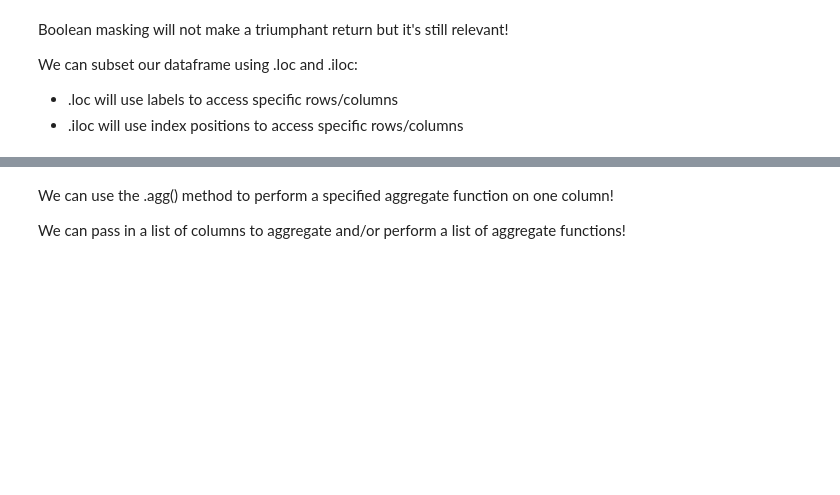
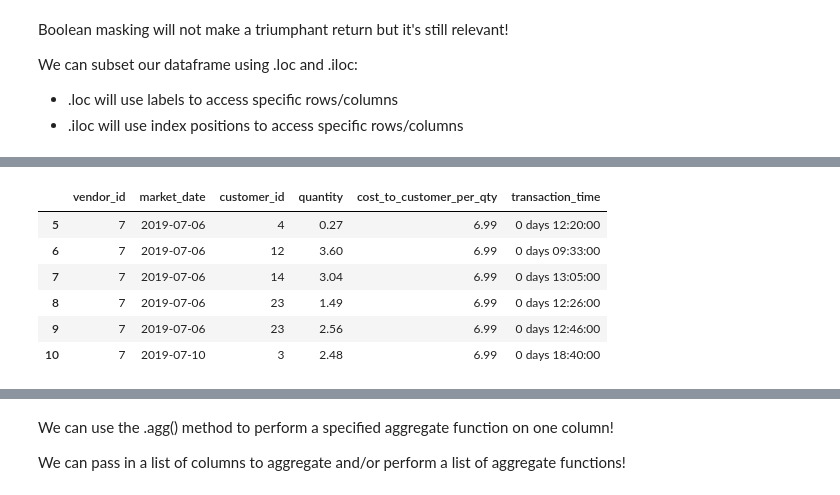
Before and after one commit to eelysee/numpy_pandas_visualization_exercises, a Jupyter notebook: advanced_df_pt1.ipynb, the cells around one changed output, grey strips where cells are left out. Saved outputs shown, nothing was run; the diff lists cells and outputs as text; code cells hidden in the pictures; blank space fills up the shorter version.

```diff
--- a/advanced_df_pt1.ipynb
+++ b/advanced_df_pt1.ipynb
@@ -35,0 +101,10 @@ We can subset our dataframe using .loc and .iloc:
+# %%
+df.loc[5:10, 'vendor_id': 'transaction_time']
+# %% [output]
+|  | vendor_id | market_date | customer_id | quantity | cost_to_customer_per_qty | transaction_time |
+| 5 | 7 | 2019-07-06 | 4 | 0.27 | 6.99 | 0 days 12:20:00 |
+| 6 | 7 | 2019-07-06 | 12 | 3.60 | 6.99 | 0 days 09:33:00 |
+| 7 | 7 | 2019-07-06 | 14 | 3.04 | 6.99 | 0 days 13:05:00 |
+| 8 | 7 | 2019-07-06 | 23 | 1.49 | 6.99 | 0 days 12:26:00 |
+| 9 | 7 | 2019-07-06 | 23 | 2.56 | 6.99 | 0 days 12:46:00 |
+| 10 | 7 | 2019-07-10 | 3 | 2.48 | 6.99 | 0 days 18:40:00 |
```
Also changed, not shown: parts of 22 cells of this notebook, 3 other files.
